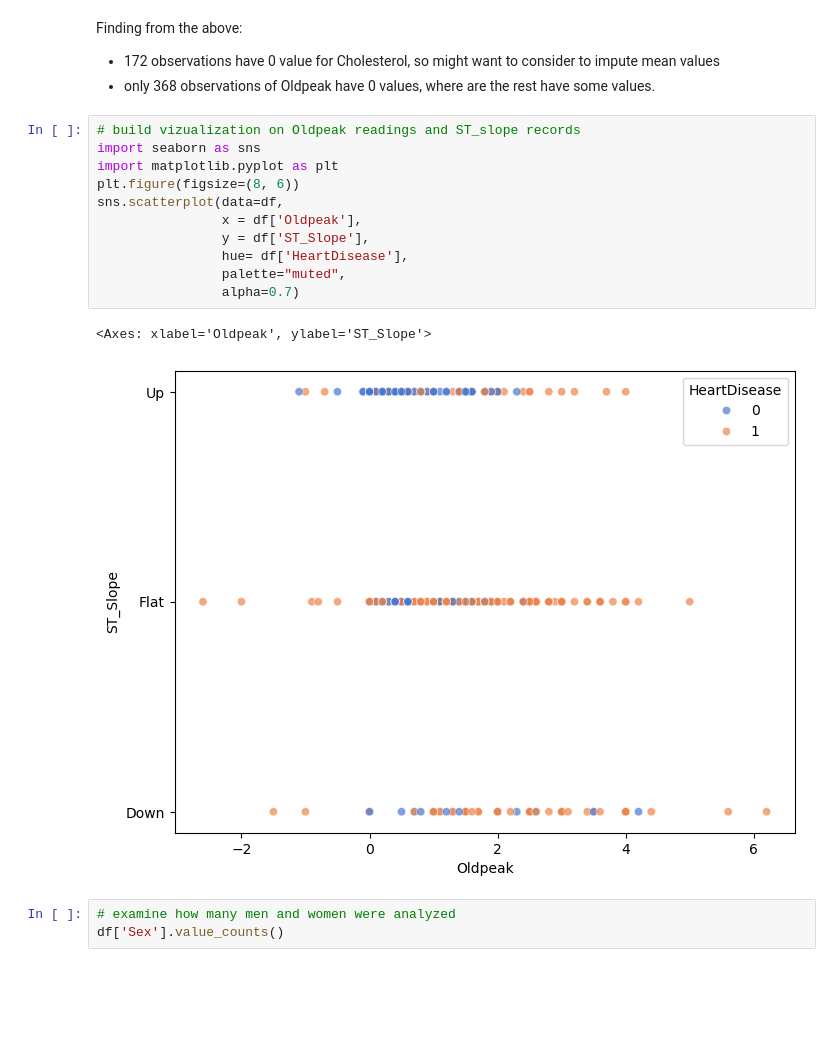
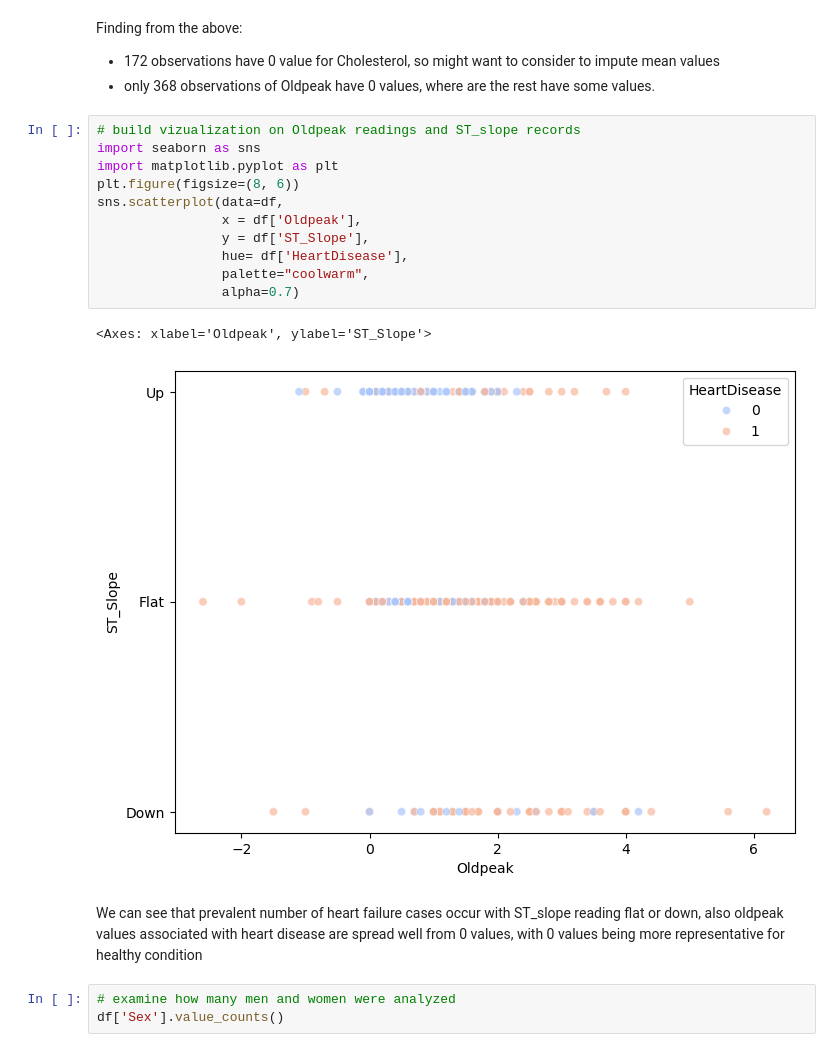
Before and after one commit to midorikawaguti/Heart_Failure_Prediction_Team_0, a Jupyter notebook: data/processed/Cleaning.ipynb, the cells around one changed output. Saved outputs shown, nothing was run; the diff lists cells and outputs as text; blank space fills up the shorter version.

```diff
--- a/data/processed/Cleaning.ipynb
+++ b/data/processed/Cleaning.ipynb
@@ -81,17 +82,19 @@ Finding from the above:
 # %%
 # build vizualization on Oldpeak readings and ST_slope records
 import seaborn as sns
 import matplotlib.pyplot as plt
 plt.figure(figsize=(8, 6))
 sns.scatterplot(data=df,
                 x = df['Oldpeak'],
                 y = df['ST_Slope'],
                 hue= df['HeartDisease'],
-                palette="muted",
+                palette="coolwarm",
                 alpha=0.7)
 # %% [output]
 <Axes: xlabel='Oldpeak', ylabel='ST_Slope'>
-[figure, old version]
+[figure, new version]
+# %% [markdown]
+We can see that prevalent number of heart failure cases occur with ST_slope reading flat or down, also oldpeak values associated with heart disease are spread well from 0 values, with 0 values being more representative for healthy condition
 # %%
 # examine how many men and women were analyzed
 df['Sex'].value_counts()
```
Also changed, not shown: parts of 5 cells of this notebook.
